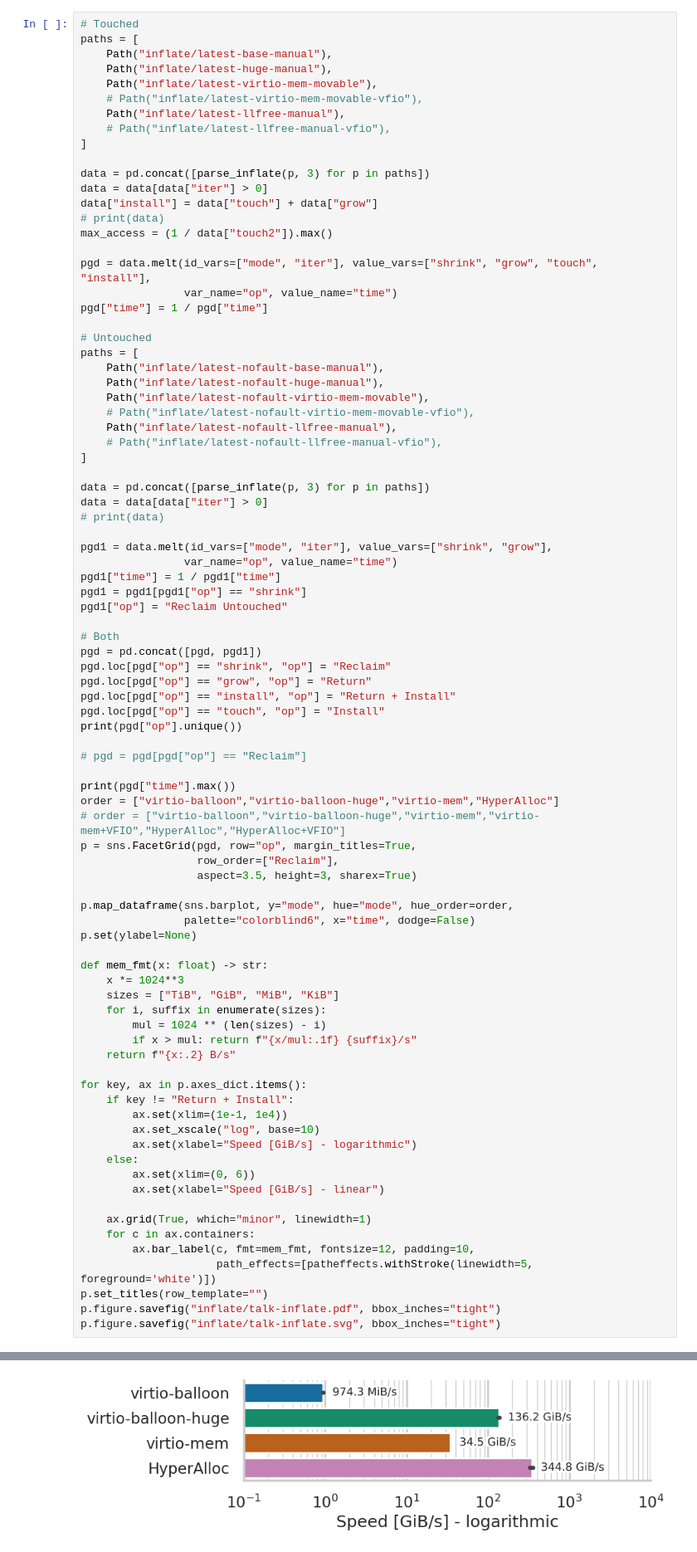
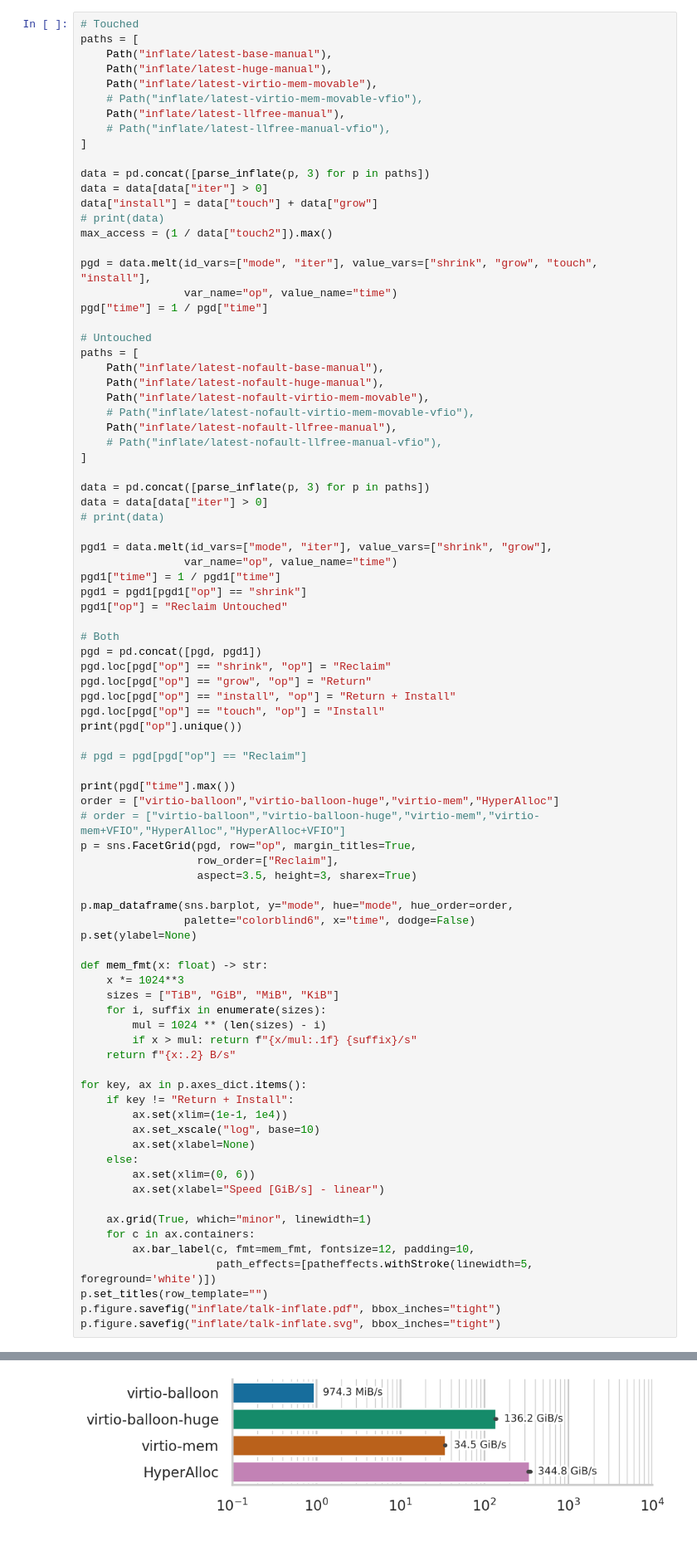
Before and after one commit to luhsra/hyperalloc-bench, a Jupyter notebook: talk.ipynb, the cells around one changed output, grey strips where cells are left out. Shown: that part at 83% size. Drawn from its saved outputs; the diff is of its cells as text.

```diff
--- a/talk.ipynb
+++ b/talk.ipynb
@@ -432,32 +432,32 @@ p = sns.FacetGrid(pgd, row="op", margin_titles=True,
 p.map_dataframe(sns.barplot, y="mode", hue="mode", hue_order=order,
                 palette="colorblind6", x="time", dodge=False)
 p.set(ylabel=None)
 
 def mem_fmt(x: float) -> str:
     x *= 1024**3
     sizes = ["TiB", "GiB", "MiB", "KiB"]
     for i, suffix in enumerate(sizes):
         mul = 1024 ** (len(sizes) - i)
         if x > mul: return f"{x/mul:.1f} {suffix}/s"
     return f"{x:.2} B/s"
 
 for key, ax in p.axes_dict.items():
     if key != "Return + Install":
         ax.set(xlim=(1e-1, 1e4))
         ax.set_xscale("log", base=10)
-        ax.set(xlabel="Speed [GiB/s] - logarithmic")
+        ax.set(xlabel=None)
     else:
         ax.set(xlim=(0, 6))
         ax.set(xlabel="Speed [GiB/s] - linear")
 
     ax.grid(True, which="minor", linewidth=1)
     for c in ax.containers:
         ax.bar_label(c, fmt=mem_fmt, fontsize=12, padding=10,
                      path_effects=[patheffects.withStroke(linewidth=5, foreground='white')])
 p.set_titles(row_template="")
 p.figure.savefig("inflate/talk-inflate.pdf", bbox_inches="tight")
 p.figure.savefig("inflate/talk-inflate.svg", bbox_inches="tight")
 # %% [output]
 ['Reclaim' 'Return' 'Install' 'Return + Install' 'Reclaim Untouched']
 8577.31506022133
-[figure, old version]
+[figure, new version]
```
Also changed, not shown: parts of 1 cell of this notebook.
